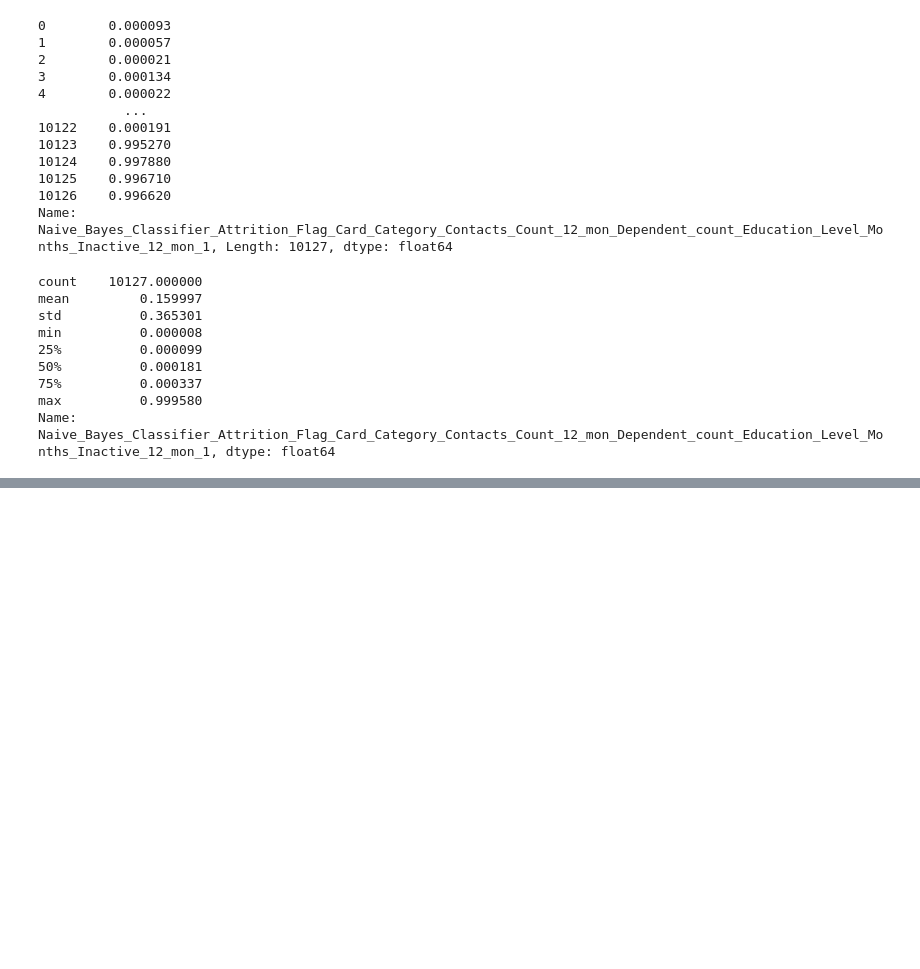
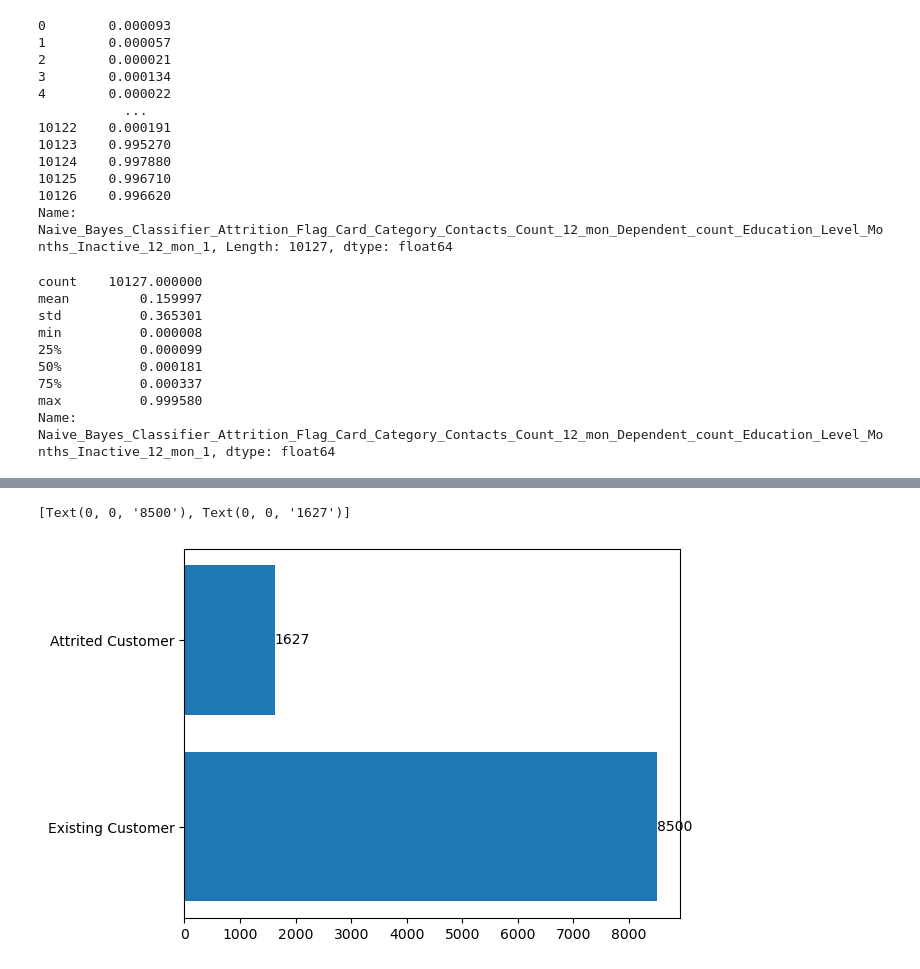
Before and after one commit to cyrio/data-analyst-bankchurners, a Jupyter notebook: BankChurners.ipynb, the cells around one changed output, grey strips where cells are left out. Drawn from its saved outputs; the diff is of its cells as text; code cells hidden in the pictures; blank space fills up the shorter version.

```diff
--- a/BankChurners.ipynb
+++ b/BankChurners.ipynb
@@ -182,0 +259,9 @@ df.describe()
+# %%
+x = ['Existing Customer','Attrited Customer']
+y = [bankchurners['Indicatif_Depart'].value_counts()[0],bankchurners['Indicatif_Depart'].value_counts()[1]]
+fig, ax = plt.subplots()
+bars = ax.barh(x, y)
+ax.bar_label(bars)
+# %% [output]
+[Text(0, 0, '8500'), Text(0, 0, '1627')]
+[figure, added]
```
Also changed, not shown: parts of 27 cells of this notebook, 1 other file.
